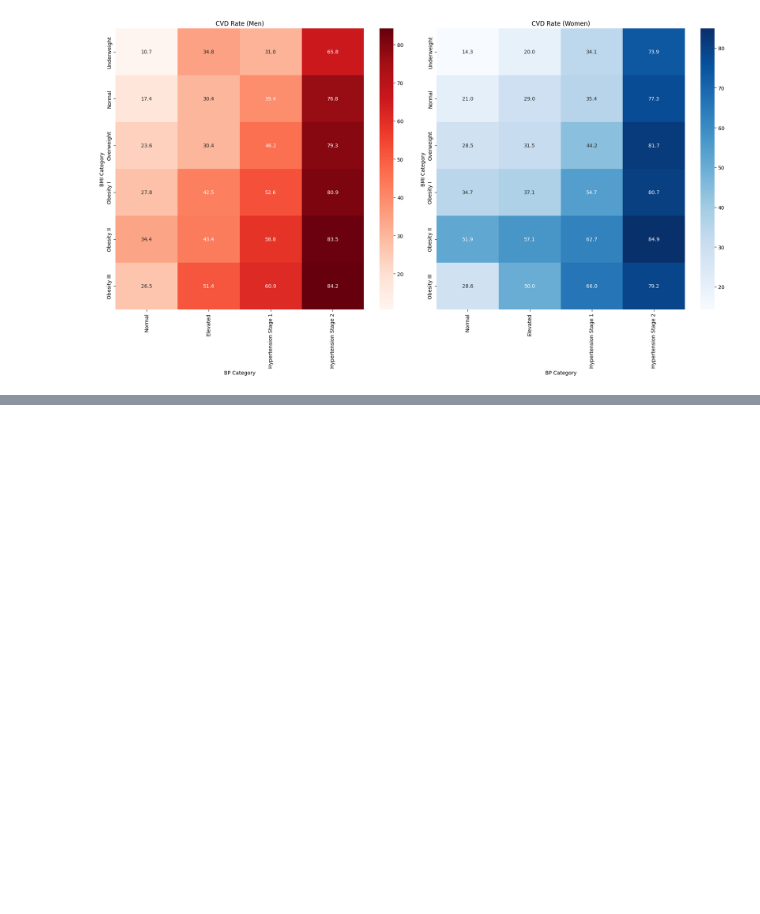
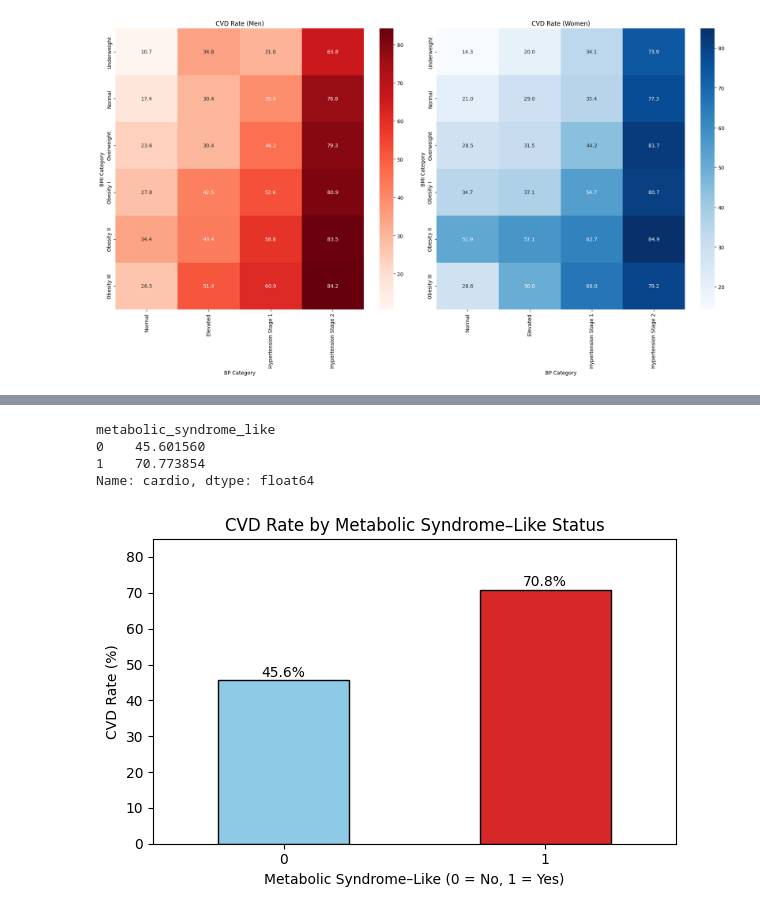
Before and after one commit to lizabguercho/DI_Final_Project_CVD, a Jupyter notebook: Final_project.ipynb, the cells around one changed output, grey strips where cells are left out. Drawn from its saved outputs; the diff is of its cells as text; code cells hidden in the pictures; blank space fills up the shorter version.

```diff
--- a/Final_project.ipynb
+++ b/Final_project.ipynb
@@ -1194,0 +1420,2 @@ plt.show()
+# %%
+df_clean["bp_stage_num"] = df_clean["bp_category"].map(bp_stage_map)
@@ -1194,0 +1438,47 @@ plt.show()
+# %%
+df_clean["metabolic_syndrome_like"] = (
+    (df_clean["bp_stage_num"] >= 2).astype(int) +   # Hypertension Stage 1+
+    (df_clean["bmi"] >= 30).astype(int) +           # Obesity
+    (df_clean["cholesterol"] >= 2).astype(int) +    # High cholesterol
+    (df_clean["gluc"] >= 2).astype(int)             # High glucose
+) >= 3
+
+df_clean["metabolic_syndrome_like"] = df_clean["metabolic_syndrome_like"].astype(int)
+# %%
+cvd_rate_by_metabolic = (
+    df_clean
+    .groupby("metabolic_syndrome_like")["cardio"]
+    .mean() * 100
+
+)
+
+cvd_rate_by_metabolic
+# %% [output]
+metabolic_syndrome_like
+0    45.601560
+1    70.773854
+Name: cardio, dtype: float64
+# %%
+plt.figure(figsize=(6,4))
+
+cvd_rate_by_metabolic.plot(
+    kind="bar",
+    color=["#8ecae6", "#d62828"],
+    edgecolor="black"
+)
+
+plt.title("CVD Rate by Metabolic Syndrome–Like Status")
+plt.xlabel("Metabolic Syndrome–Like (0 = No, 1 = Yes)")
+plt.ylabel("CVD Rate (%)")
+
+plt.xticks(rotation=0)
+plt.ylim(0, cvd_rate_by_metabolic.max() * 1.2)
+
+# Add labels on top of bars
+for i, rate in enumerate(cvd_rate_by_metabolic):
+    plt.text(i, rate + 1, f"{rate:.1f}%", ha="center")
+
+plt.tight_layout()
+plt.show()
+# %% [output]
+[figure, added]
```
Also changed, not shown: parts of 88 cells of this notebook.
